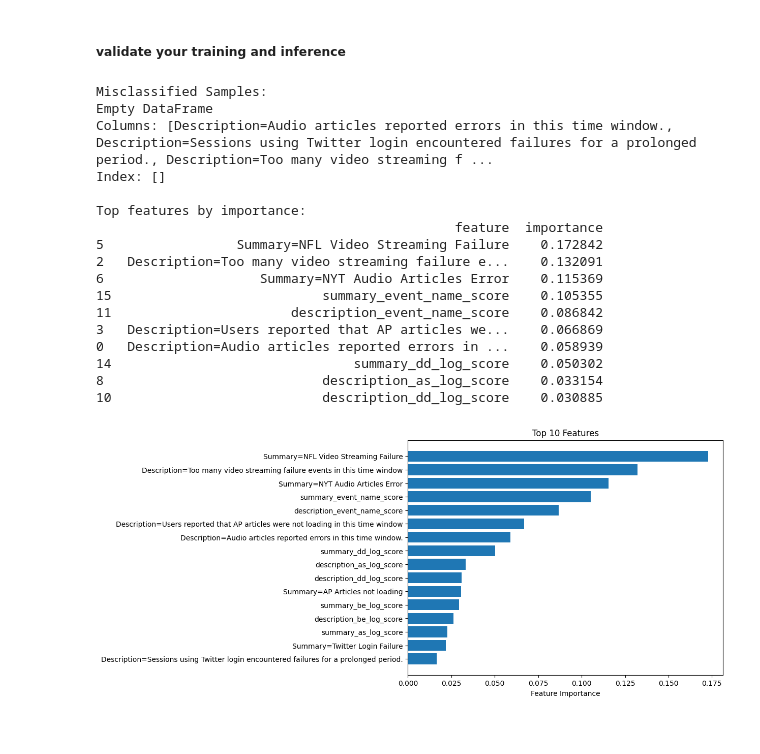
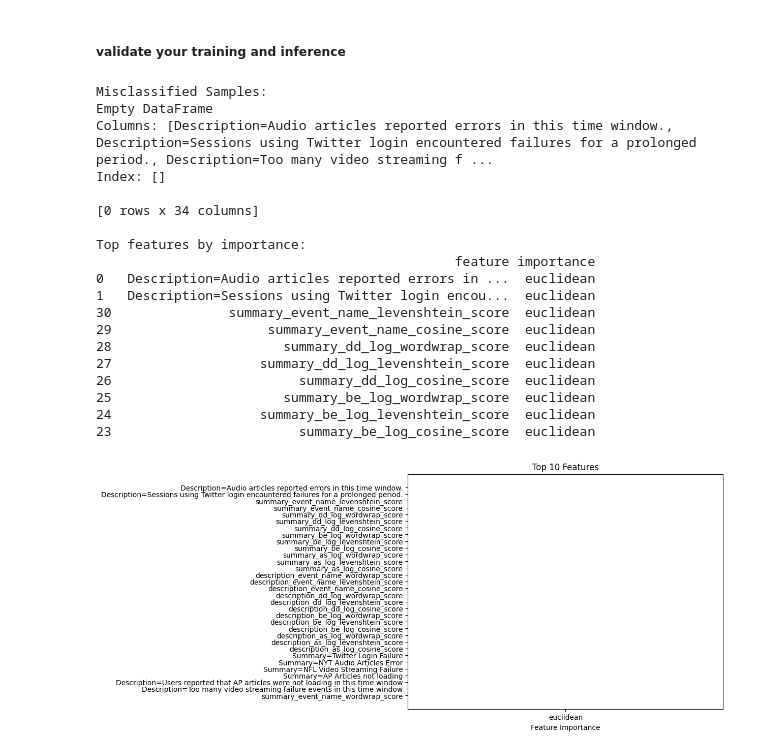
Before and after one commit to kedar1607/AI-RCA, a Jupyter notebook: training_inference.ipynb, the cells around one changed output. Cells and saved outputs as stored; diff of their text form; code cells hidden in the pictures.

```diff
--- a/training_inference.ipynb
+++ b/training_inference.ipynb
@@ -270,43 +362,45 @@ def print_feature_vectors_importance():
     if misclassified.shape[0] == 1:
         print("Detailed view for the misclassified sample:")
         print(misclassified)  # Transposed view for easier comparison
 
     # --- Debugging: Feature Importance Analysis --- #
 
-    importances = clf.feature_importances_
+    importances = clf.effective_metric_
     importance_df = pd.DataFrame({
         'feature': feature_names,
         'importance': importances
     })
     importance_df = importance_df.sort_values(by='importance', ascending=False)
     print("\nTop features by importance:")
     print(importance_df.head(10))
 
     # Plot the top 10 features to visually inspect which features are weighted highest.
     plt.figure(figsize=(8, 6))
     plt.barh(importance_df['feature'], importance_df['importance'])
     plt.xlabel("Feature Importance")
     plt.title("Top 10 Features")
     plt.gca().invert_yaxis()  # Invert so the highest importance is on top
     plt.show()
 
 print_feature_vectors_importance()
 # %% [output]
 Misclassified Samples:
 Empty DataFrame
 Columns: [Description=Audio articles reported errors in this time window., Description=Sessions using Twitter login encountered failures for a prolonged period., Description=Too many video streaming f ...
 Index: []
 
+[0 rows x 34 columns]
+
 Top features by importance:
-                                              feature  importance
-5                 Summary=NFL Video Streaming Failure    0.172842
-2   Description=Too many video streaming failure e...    0.132091
-6                    Summary=NYT Audio Articles Error    0.115369
-15                           summary_event_name_score    0.105355
-11                       description_event_name_score    0.086842
-3   Description=Users reported that AP articles we...    0.066869
-0   Description=Audio articles reported errors in ...    0.058939
-14                               summary_dd_log_score    0.050302
-8                            description_as_log_score    0.033154
-10                           description_dd_log_score    0.030885
+                                              feature importance
+0   Description=Audio articles reported errors in ...  euclidean
+1   Description=Sessions using Twitter login encou...  euclidean
+30               summary_event_name_levenshtein_score  euclidean
+29                    summary_event_name_cosine_score  euclidean
+28                      summary_dd_log_wordwrap_score  euclidean
+27                   summary_dd_log_levenshtein_score  euclidean
+26                        summary_dd_log_cosine_score  euclidean
+25                      summary_be_log_wordwrap_score  euclidean
+24                   summary_be_log_levenshtein_score  euclidean
+23                        summary_be_log_cosine_score  euclidean
-[figure, old version]
+[figure, new version]
```
Also changed, not shown: parts of 3 cells of this notebook, 2 other files.
